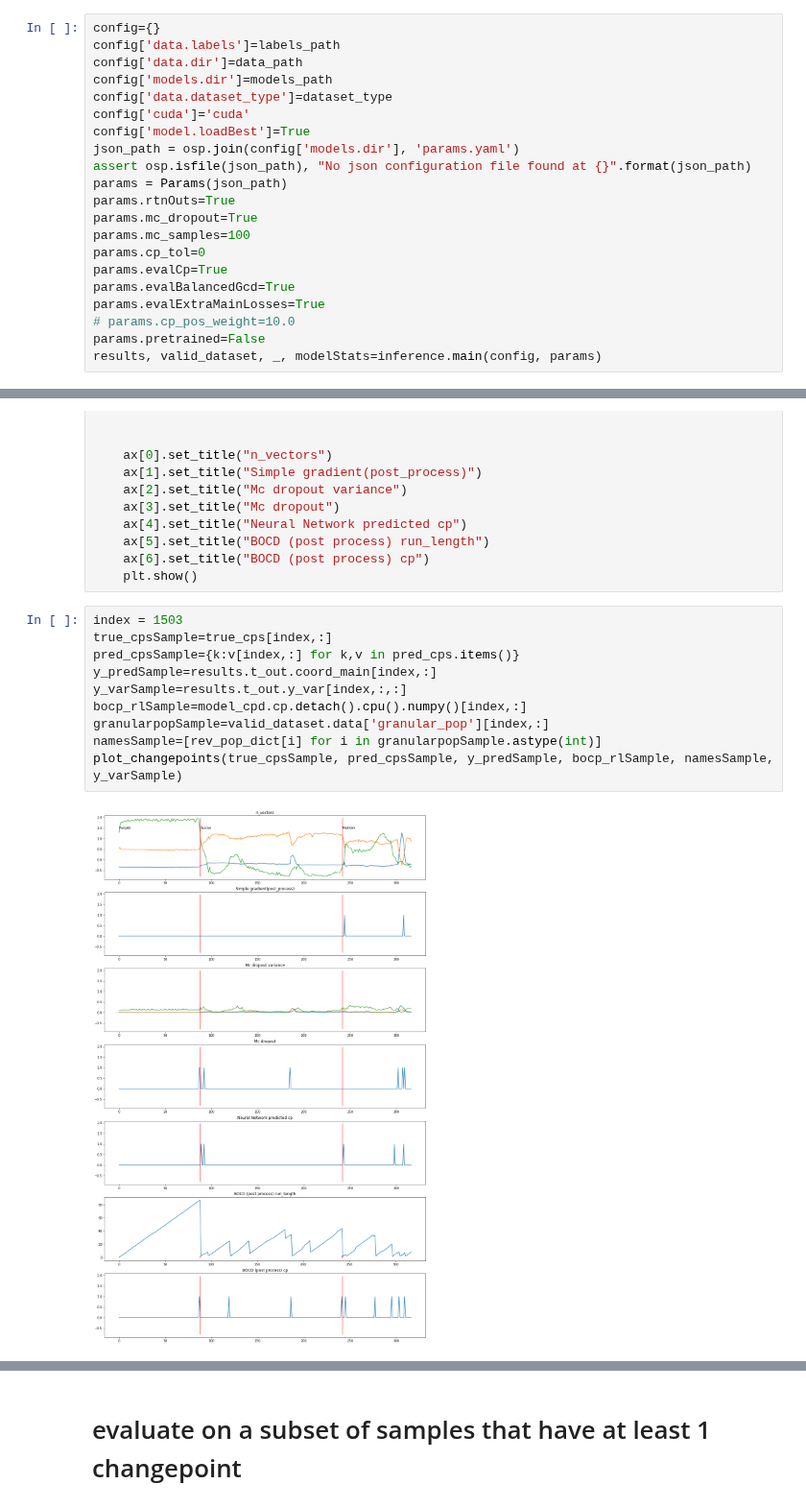
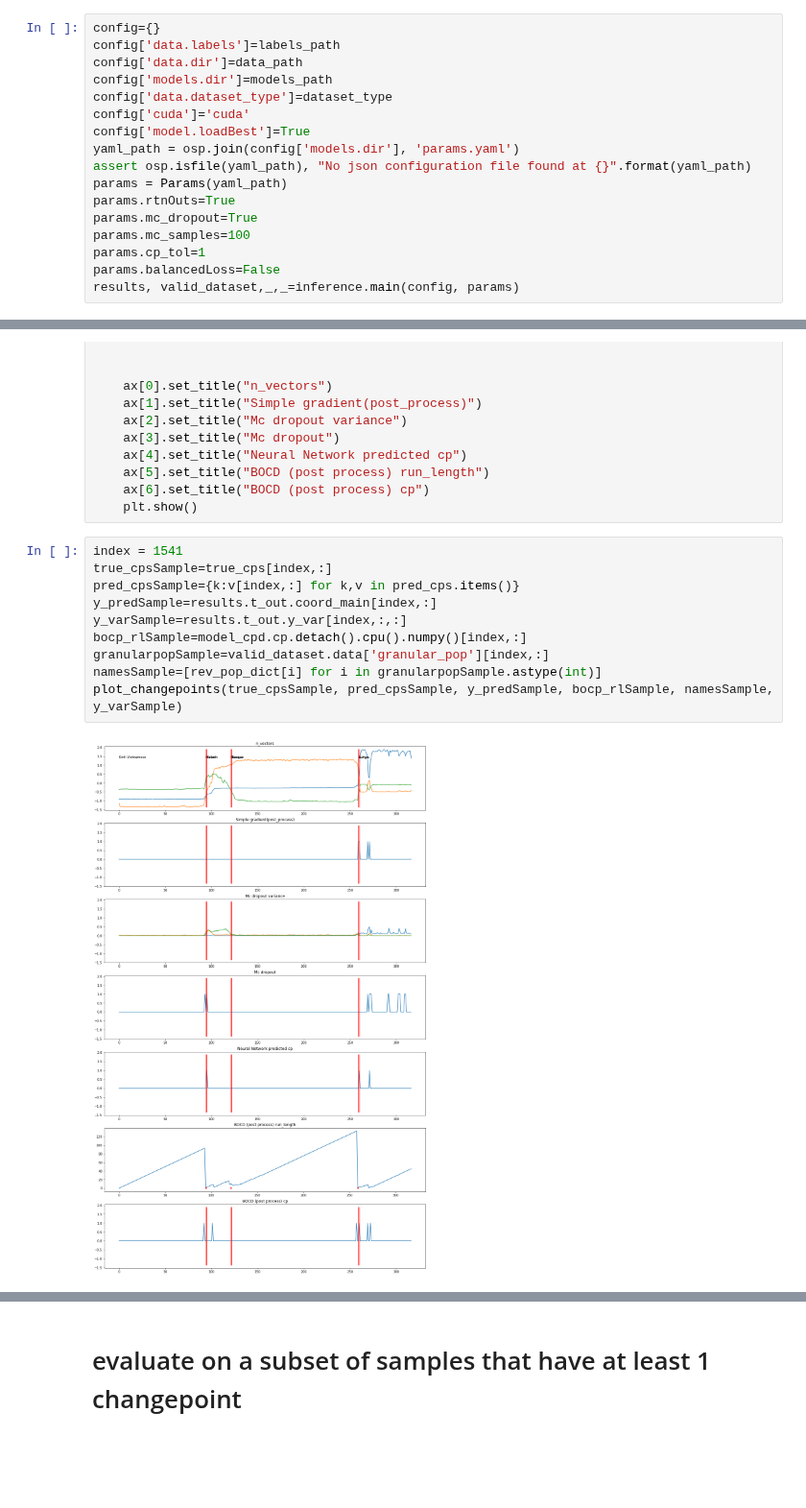
Before and after one commit to RichRast/Ge3Net, a Jupyter notebook: Notebooks/Shared_Notebooks/PCA_changepoints_Analysis.ipynb, the cells around one changed output, grey strips where cells are left out. Shown at 96% size. Drawn from its saved outputs; the diff is of its cells as text; blank space fills up the shorter version.

```diff
--- a/Notebooks/Shared_Notebooks/PCA_changepoints_Analysis.ipynb
+++ b/Notebooks/Shared_Notebooks/PCA_changepoints_Analysis.ipynb
@@ -78,19 +78,15 @@ config['models.dir']=models_path
 config['data.dataset_type']=dataset_type
 config['cuda']='cuda'
 config['model.loadBest']=True
-json_path = osp.join(config['models.dir'], 'params.yaml')
-assert osp.isfile(json_path), "No json configuration file found at {}".format(json_path)
-params = Params(json_path)
+yaml_path = osp.join(config['models.dir'], 'params.yaml')
+assert osp.isfile(yaml_path), "No json configuration file found at {}".format(yaml_path)
+params = Params(yaml_path)
 params.rtnOuts=True
 params.mc_dropout=True
 params.mc_samples=100
-params.cp_tol=0
-params.evalCp=True
-params.evalBalancedGcd=True
-params.evalExtraMainLosses=True
-# params.cp_pos_weight=10.0
-params.pretrained=False
-results, valid_dataset, _, modelStats=inference.main(config, params)
+params.cp_tol=1
+params.balancedLoss=False
+results, valid_dataset,_,_=inference.main(config, params)
 # %% [output]
 INFO: __init__:src.main.dataset: Loading test Dataset
 INFO: __init__:src.main.dataset:Loading gen 0
@@ -383,17 +379,17 @@ def plot_changepoints(true_cps, pred_cps, y_pred, bocp_rl, popNames, y_var):
     ax[6].set_title("BOCD (post process) cp")
     plt.show()
 # %%
-index = 1503
+index = 1541
 true_cpsSample=true_cps[index,:]
 pred_cpsSample={k:v[index,:] for k,v in pred_cps.items()}
 y_predSample=results.t_out.coord_main[index,:]
 y_varSample=results.t_out.y_var[index,:,:]
 bocp_rlSample=model_cpd.cp.detach().cpu().numpy()[index,:]
 granularpopSample=valid_dataset.data['granular_pop'][index,:]
 namesSample=[rev_pop_dict[i] for i in granularpopSample.astype(int)]
 plot_changepoints(true_cpsSample, pred_cpsSample, y_predSample, bocp_rlSample, namesSample, y_varSample)
 # %% [output]
-[figure, old version]
+[figure, new version]
 # %%
 index = 2285
 true_cpsSample=true_cps[index,:]
```
Also changed, not shown: parts of 17 cells of this notebook, 2 other files.
